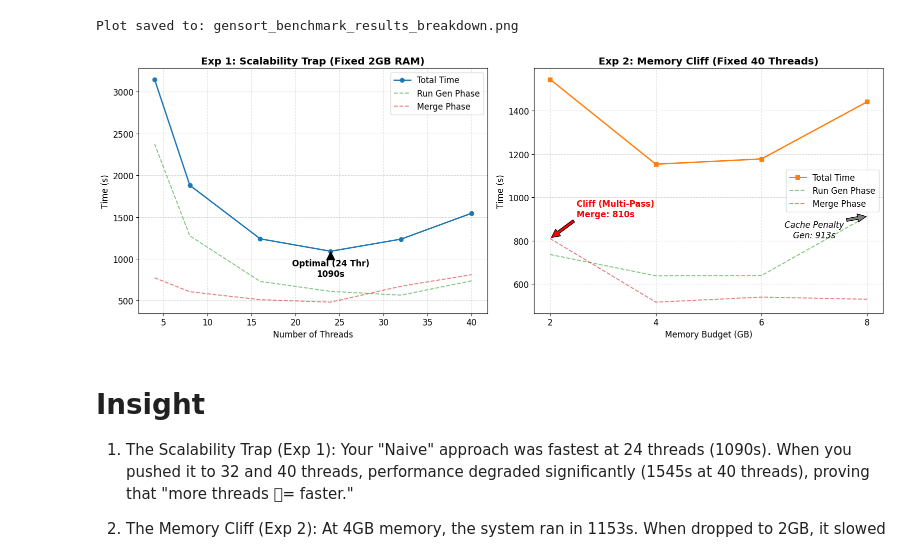
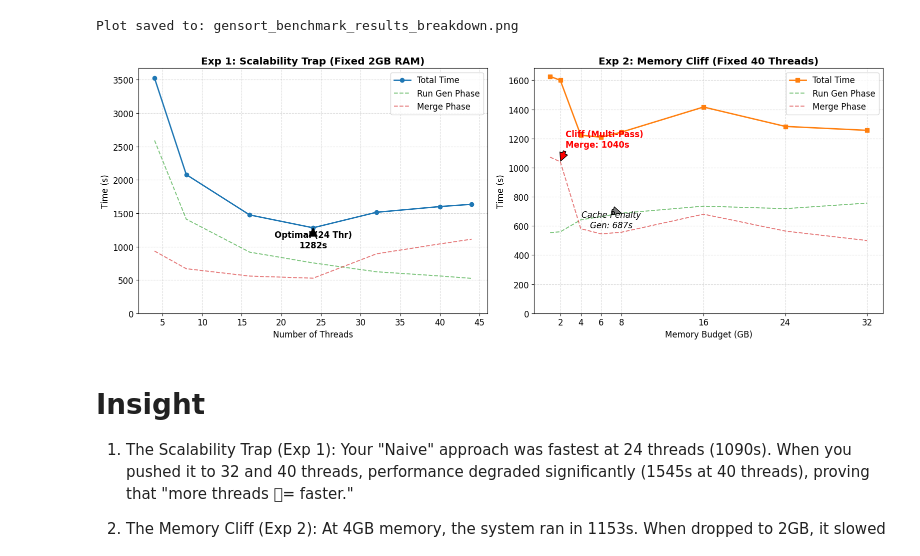
Before and after one commit to cmbenello/es, a Jupyter notebook: planner/plotter_gensort.ipynb, the cells around one changed output. Saved outputs shown, nothing was run; the diff lists cells and outputs as text; code cells hidden in the pictures.

```diff
--- a/planner/plotter_gensort.ipynb
+++ b/planner/plotter_gensort.ipynb
@@ -8,7 +8,8 @@ import matplotlib.pyplot as plt
 # ==========================================
 # CONFIGURATION
 # ==========================================
-LOG_DIR = '/Users/rikiotaki/workspace/es/logs/resource_bench_2025-11-24_03-16-40'
+# LOG_DIR = '/Users/rikiotaki/workspace/es/logs/resource_bench_2025-11-24_03-16-40'
+LOG_DIR = '/Users/rikiotaki/workspace/es/logs/resource_bench_2025-11-26_03-07-54'
 OUTPUT_PLOT = 'gensort_benchmark_results_breakdown.png'
 
 # ==========================================
@@ -80,6 +81,8 @@ def plot_results(df):
         ax1.set_title("Exp 1: Scalability Trap (Fixed 2GB RAM)", fontweight='bold')
         ax1.set_xlabel("Number of Threads")
         ax1.set_ylabel("Time (s)")
+        # Set smallest y to 0
+        ax1.set_ylim(bottom=0)
         ax1.grid(True, linestyle='--', alpha=0.5)
         ax1.legend()
 
@@ -95,35 +98,36 @@ def plot_results(df):
         ax2.plot(exp2_df['memory_gb'], exp2_df['rungen_time'], '--', color='#2ca02c', alpha=0.6, label='Run Gen Phase')
         ax2.plot(exp2_df['memory_gb'], exp2_df['merge_time'], '--', color='#d62728', alpha=0.6, label='Merge Phase')
 
         # Annotate Cliff
         cliff = exp2_df[exp2_df['memory_gb'] == 2].iloc[0]
         ax2.annotate(f"Cliff (Multi-Pass)\nMerge: {cliff['merge_time']:.0f}s",
                      xy=(2, cliff['merge_time']), xytext=(2.5, cliff['merge_time'] + 100),
                      arrowprops=dict(facecolor='red', shrink=0.05), color='red', fontweight='bold')
 
         # Annotate Cache Penalty
         high_mem = exp2_df[exp2_df['memory_gb'] == 8].iloc[0]
         ax2.annotate(f"Cache Penalty\nGen: {high_mem['rungen_time']:.0f}s",
                      xy=(8, high_mem['rungen_time']), xytext=(7, high_mem['rungen_time'] - 100),
                      arrowprops=dict(facecolor='gray', shrink=0.05), ha='center', style='italic')
 
         ax2.set_title("Exp 2: Memory Cliff (Fixed 40 Threads)", fontweight='bold')
         ax2.set_xlabel("Memory Budget (GB)")
         ax2.set_ylabel("Time (s)")
-        ax2.set_xticks([2, 4, 6, 8])
+        ax2.set_xticks([2, 4, 6, 8, 16, 24, 32])
         ax2.grid(True, linestyle='--', alpha=0.5)
+        ax2.set_ylim(bottom=0)
         ax2.legend()
 
     plt.tight_layout()
     plt.savefig(OUTPUT_PLOT, dpi=300)
     print(f"Plot saved to: {OUTPUT_PLOT}")
     plt.show()
 
 df = load_data(LOG_DIR)
 plot_results(df)
 # %% [output]
 Plot saved to: gensort_benchmark_results_breakdown.png
-[figure, old version]
+[figure, new version]
 # %% [markdown]
 # Insight
 
```
Also changed, not shown: 53 other files.
